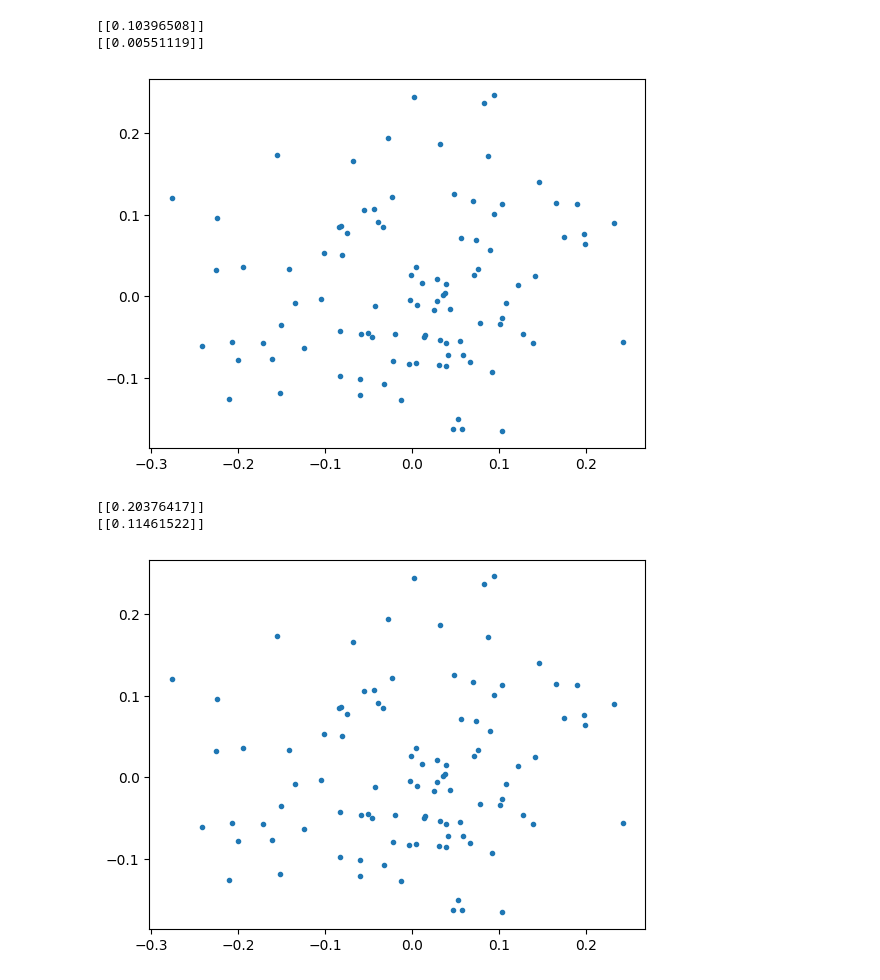
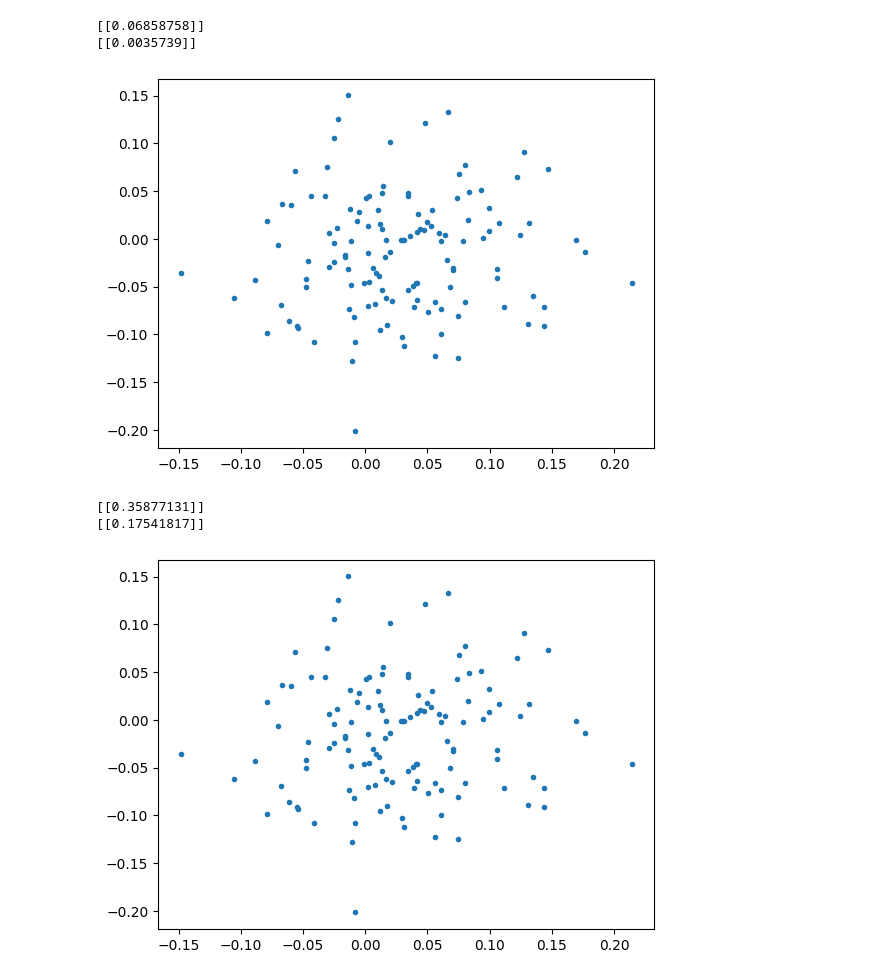
Before and after one commit to bordste1nkante/QuarkNichtDasEssen, a Jupyter notebook: Analysis/Vini.ipynb, the cells around one changed output. Saved outputs shown, nothing was run; the diff lists cells and outputs as text; code cells hidden in the pictures.

Commit message:
polyakov

```diff
--- a/Analysis/Vini.ipynb
+++ b/Analysis/Vini.ipynb
@@ -118,14 +118,14 @@ def read_polyakov(filename, B, path = "Configuration", data_name = "loops"):
         stds.append(stds_r)
     return np.array(means), np.array(stds)
 # %%
-mean, std = read_polyakov("../h5/Polyakov600.h5", 1000)
+mean, std = read_polyakov("../h5/Polyakov545.h5", 1000)
 
 print(mean)
 print(std)
 # %% [output]
-[[0.10396508]]
-[[0.00551119]]
+[[0.06858758]]
+[[0.0035739]]
-[figure, old version]
+[figure, new version]
 # %%
 def calcX(filename, B, path = "Configuration", data_name = "loops"):
 
@@ -185,15 +185,15 @@ def calcX(filename, B, path = "Configuration", data_name = "loops"):
         stds2.append(stds_r2)
     return np.array(means), np.array(stds), np.array(means2), np.array(stds2)
 # %%
-mean,std,mean2,std2=calcX("../h5/Polyakov600.h5",1000)
+mean,std,mean2,std2=calcX("../h5/Polyakov545.h5",1000)
 
-V=4*4*4
+V=6*6*6
 
 chi = V*(mean2-mean*mean)
 stdChi= np.sqrt((V*std2)**2+(V*2*mean*std)**2)
 print(chi)
 print(stdChi)
 # %% [output]
-[[0.20376417]]
-[[0.11461522]]
+[[0.35877131]]
+[[0.17541817]]
-[figure, old version]
+[figure, new version]
```
Also changed, not shown: 30 other files.
